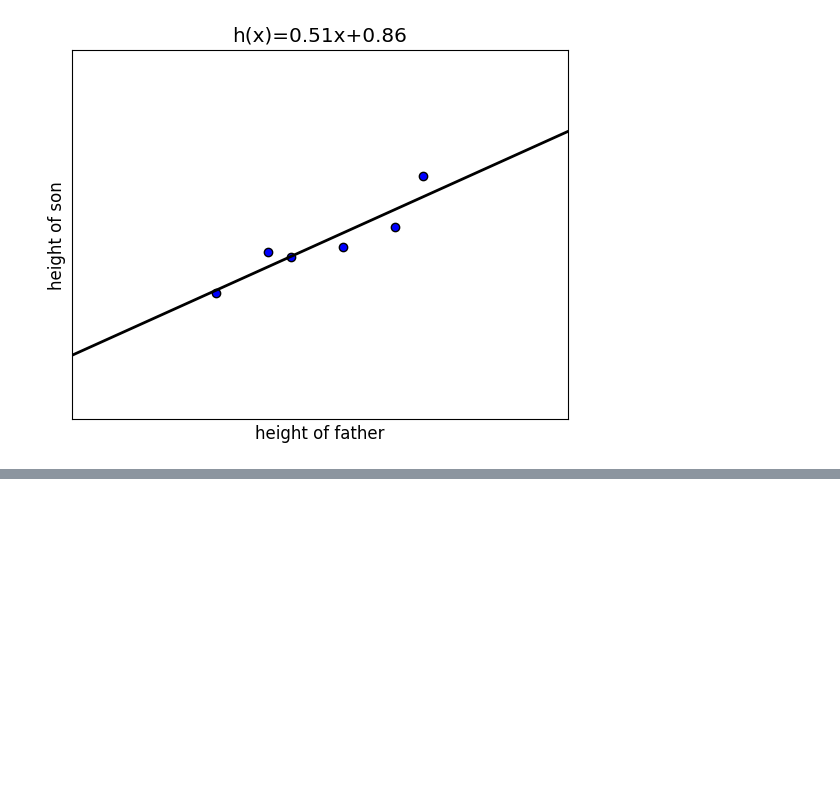
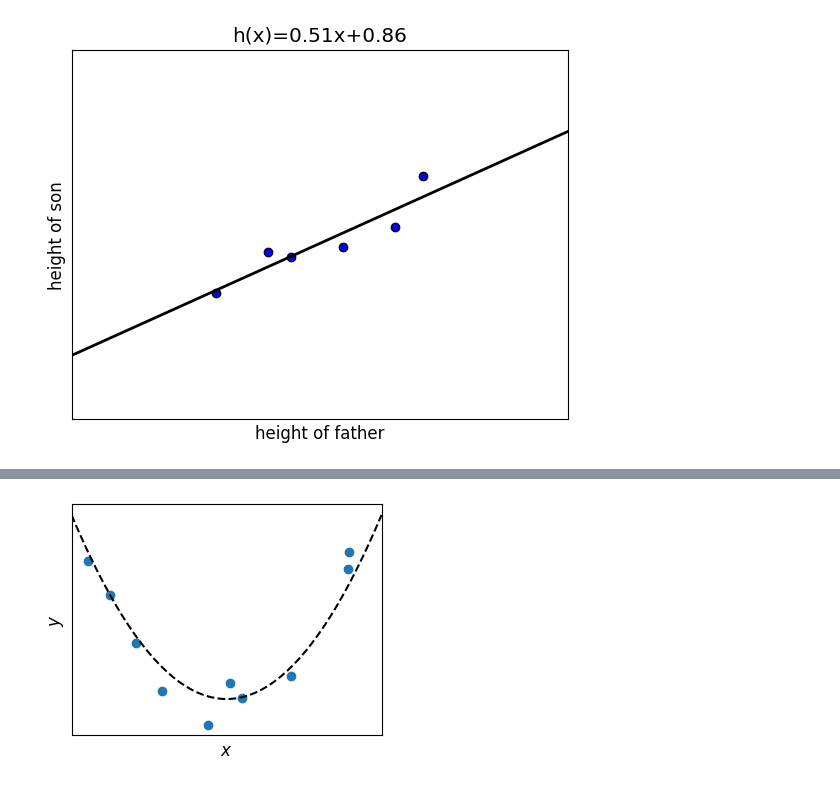
Before and after one commit to hotaery/homework, a Jupyter notebook: lecture/MachineLearning/SupervisedLearning/linear_regression.ipynb, the cells around one changed output, grey strips where cells are left out. Drawn from its saved outputs; the diff is of its cells as text; code cells hidden in the pictures; blank space fills up the shorter version.

```diff
--- a/lecture/MachineLearning/SupervisedLearning/linear_regression.ipynb
+++ b/lecture/MachineLearning/SupervisedLearning/linear_regression.ipynb
@@ -240,0 +251,26 @@ plt.show()
+# %%
+rnd = np.random.RandomState(3)
+
+def f(x):
+	return x**2
+
+def P(X):
+	return f(X) + rnd.normal(scale=0.1, size=X.shape)
+
+X = rnd.uniform(-1, 1, 10)
+y = P(X)
+
+fig, ax = plt.subplots(figsize=(4, 3))
+ax.set_xticks([])
+ax.set_yticks([])
+ax.set_xlabel("$x$")
+ax.set_ylabel("$y$")
+ax.set_xlim(-1, 1)
+
+ax.scatter(x=X, y=y)
+xx = np.linspace(-1, 1)
+ax.plot(xx, f(xx), 'k--')
+
+plt.show()
+# %% [output]
+[figure, added]
```
Also changed, not shown: parts of 14 cells of this notebook, 2 other files.
